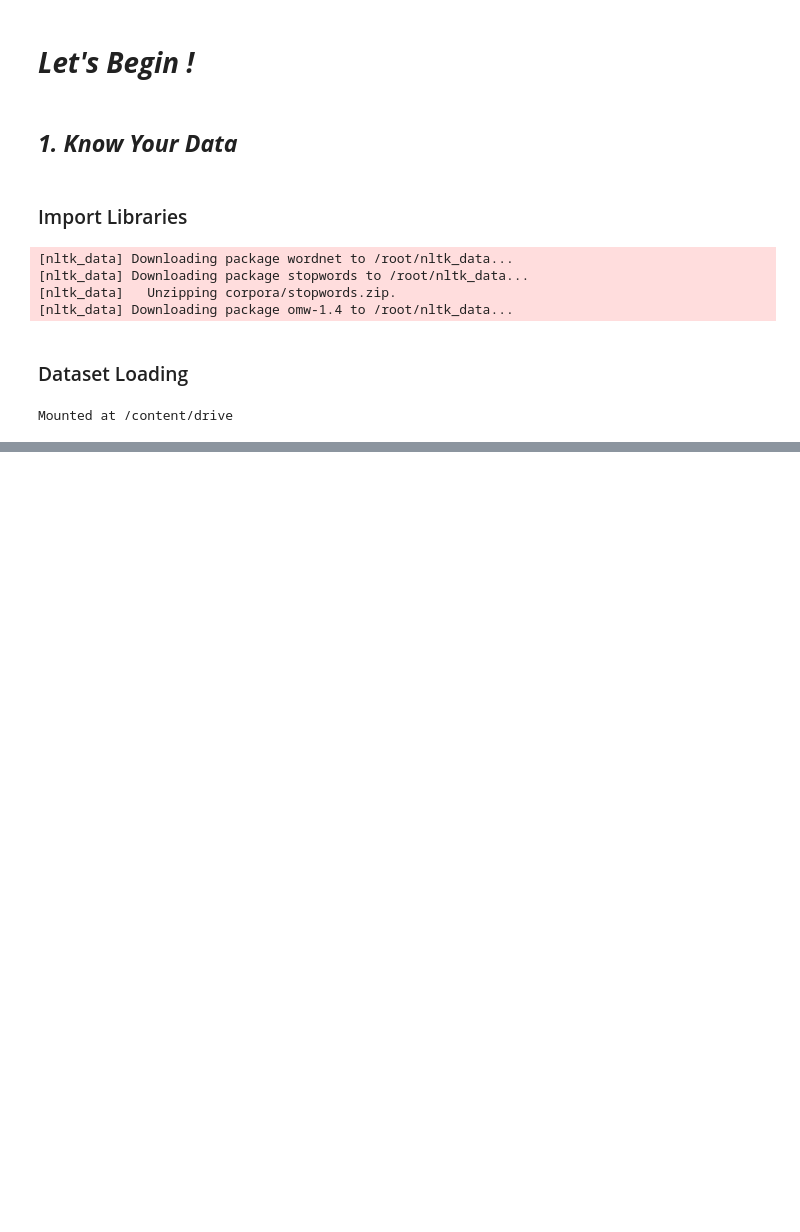
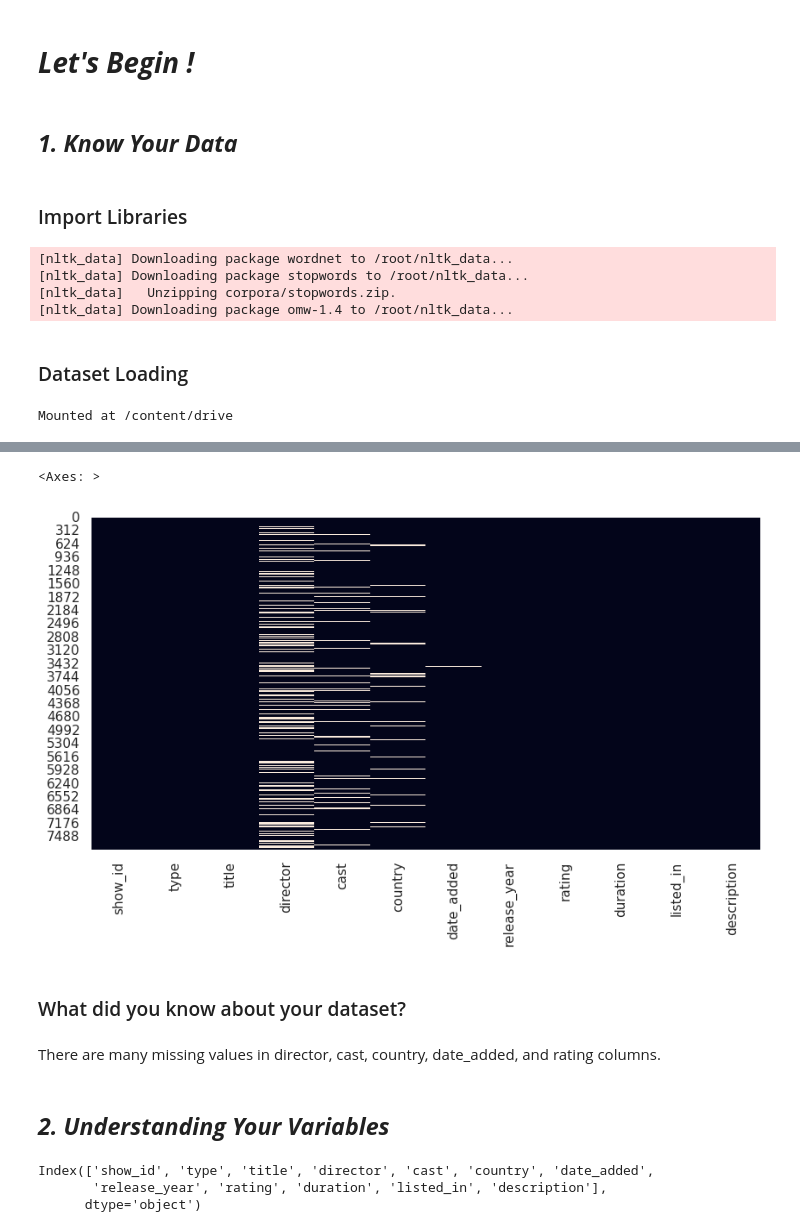
Before and after one commit to yamini1998m/Unsupervised-ML-Submission.ipynb, a Jupyter notebook: Unsupervised_ML_Submission.ipynb, the cells around one changed output, grey strips where cells are left out. Drawn from its saved outputs; the diff is of its cells as text; code cells hidden in the pictures; blank space fills up the shorter version.

```diff
--- a/Unsupervised_ML_Submission.ipynb
+++ b/Unsupervised_ML_Submission.ipynb
@@ -145,0 +217,20 @@ df=Data_set.copy()
+# %%
+# Visualizing the missing values
+plt.figure(figsize=(10,5))
+sns.heatmap(df.isnull(), cbar=False)
+# %% [output]
+<Axes: >
+[figure, added]
+# %% [markdown]
+### What did you know about your dataset?
+# %% [markdown]
+There are many missing values in director, cast, country, date_added, and rating columns.
+# %% [markdown]
+## ***2. Understanding Your Variables***
+# %%
+# Dataset Columns
+df.columns
+# %% [output]
+Index(['show_id', 'type', 'title', 'director', 'cast', 'country', 'date_added',
+       'release_year', 'rating', 'duration', 'listed_in', 'description'],
+      dtype='object')
```
Also changed, not shown: parts of 28 cells of this notebook.
